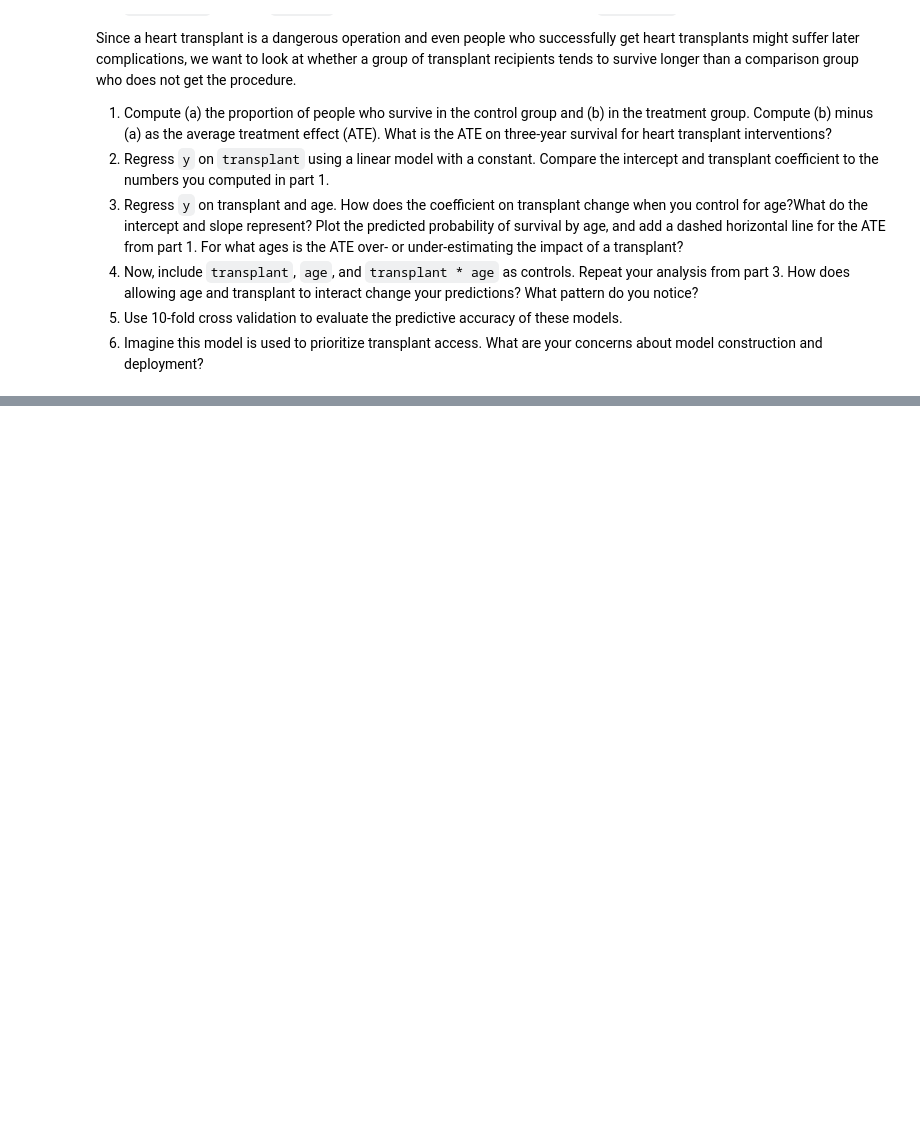
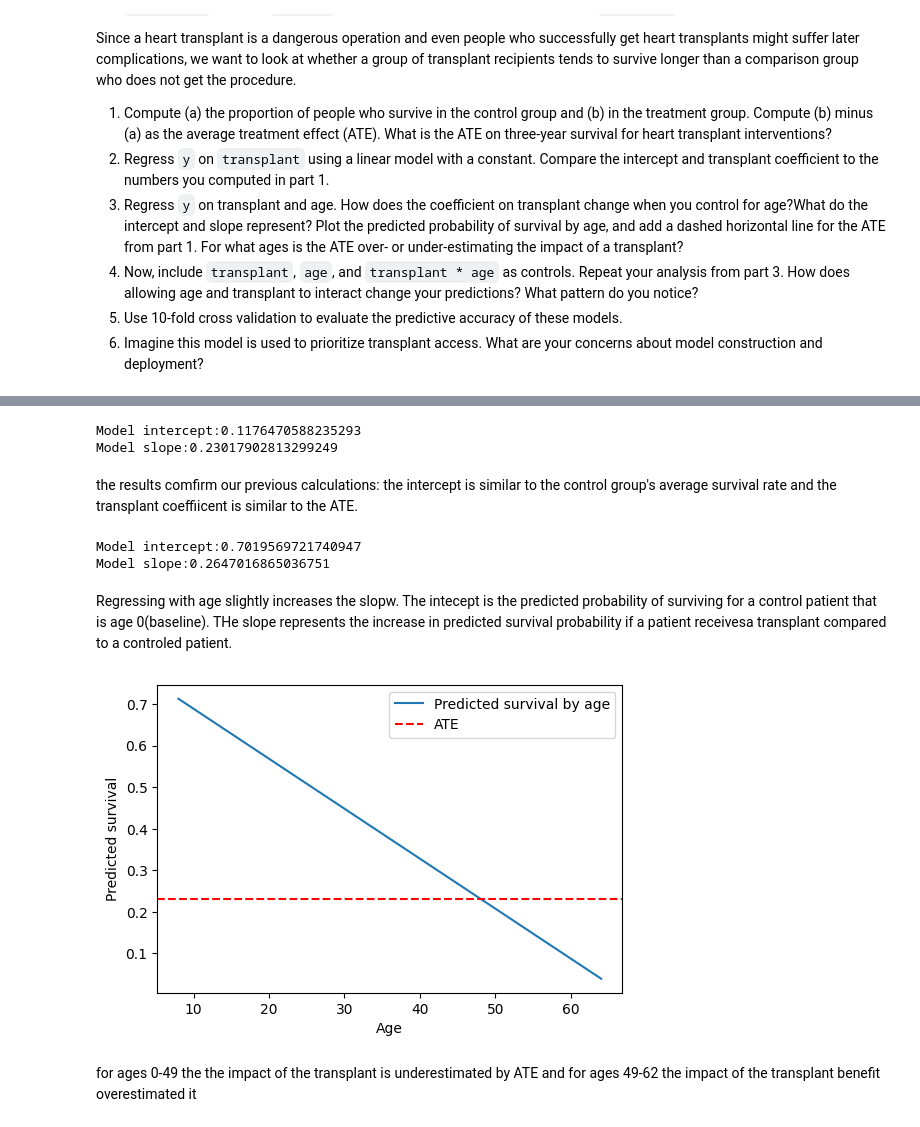
Before and after one commit to SafaaMahbub/undergrad_ml_assignments, a Jupyter notebook: 03_assignment_linear_models.ipynb, the cells around one changed output, grey strips where cells are left out. Drawn from its saved outputs; the diff is of its cells as text; code cells hidden in the pictures; blank space fills up the shorter version.

```diff
--- a/03_assignment_linear_models.ipynb
+++ b/03_assignment_linear_models.ipynb
@@ -356,0 +359,65 @@ Name: y, dtype: float64
+# %%
+df['transpant_regression'] = df['transplant'].map({'control': 0, 'treatment': 1})
+# %%
+from sklearn.linear_model import LinearRegression
+tdf = df[['y', 'transpant_regression']].dropna()
+
+X = tdf[['transpant_regression']]
+y = tdf['y']
+
+model = LinearRegression()
+model.fit(X, y)
+
+print(f"Model intercept:{model.intercept_}")
+print(f"Model slope:{model.coef_[0]}")
+# %% [output]
+Model intercept:0.1176470588235293
+Model slope:0.23017902813299249
+# %% [markdown]
+the results comfirm our previous calculations: the intercept is similar to the control group's average survival rate and the transplant coeffiicent is similar to the ATE.
+# %%
+from sklearn.linear_model import LinearRegression
+tdf = df[['y', 'transpant_regression','age']].dropna()
+
+X = tdf[['transpant_regression','age']]
+y = tdf['y']
+
+model = LinearRegression()
+model.fit(X, y)
+
+results = pd.DataFrame({'variable':X.columns, 'coefficient':model.coef_ })
+
+print(f"Model intercept:{model.intercept_}")
+print(f"Model slope:{model.coef_[0]}")
+# %% [output]
+Model intercept:0.7019569721740947
+Model slope:0.2647016865036751
+# %% [markdown]
+Regressing with age slightly increases the slopw. The intecept is the predicted probability of surviving for a control patient that is age 0(baseline). THe slope represents the increase in predicted survival probability if a patient receivesa transplant compared to a controled patient.
+# %%
+import numpy as np
+import matplotlib.pyplot as plt
+from sklearn.linear_model import LinearRegression
+
+age_range = np.linspace(df['age'].min(),df['age'].max(),100)
+
+x_age= df[['age']]
+y = df['y']
+model = LinearRegression()
+model.fit(x_age, y)
+
+predicted = model.predict(age_range.reshape(-1, 1))
+
+ATE = 0.23017902813299232
+
+plt.figure(figsize=(6,4))
+plt.plot(age_range, predicted, label='Predicted survival by age')
+plt.axhline(y=ATE, color='r', linestyle='--', label='ATE')
+plt.xlabel('Age')
+plt.ylabel('Predicted survival')
+plt.legend()
+plt.show()
+# %% [output]
+[figure, added]
+# %% [markdown]
+for ages 0-49 the  the impact of the transplant is underestimated by ATE and for ages 49-62 the impact of the transplant benefit overestimated it
```
Also changed, not shown: parts of 7 cells of this notebook.
